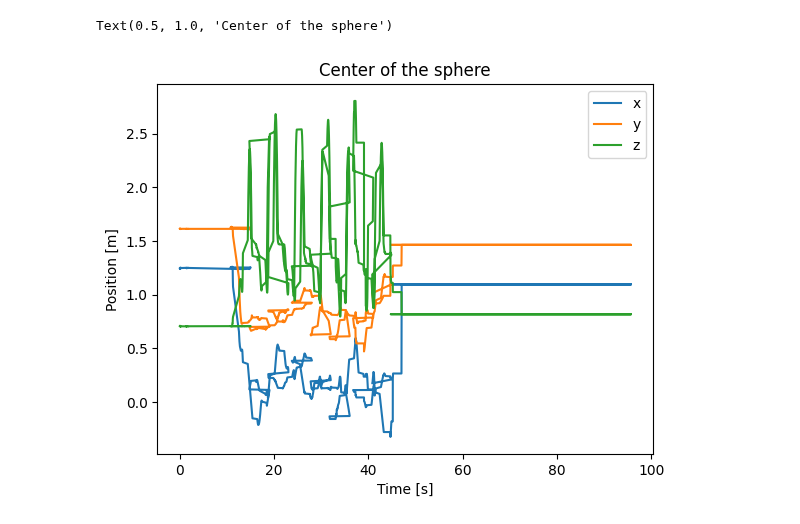
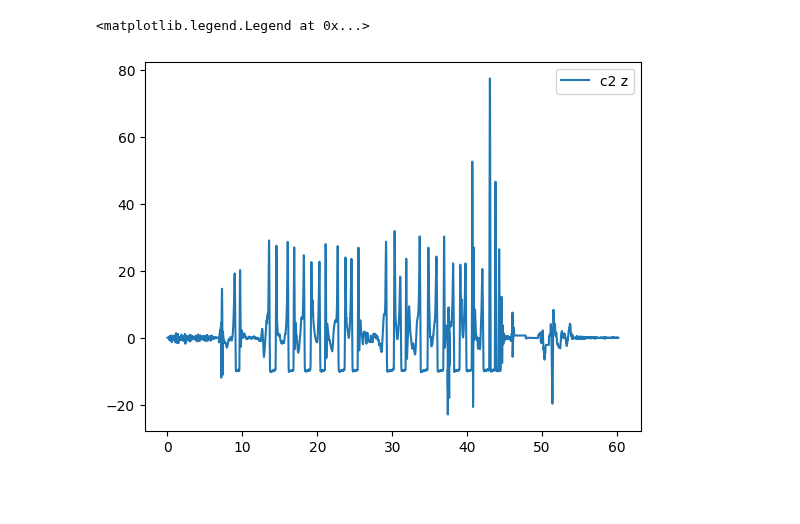
Before and after one commit to shiqingw/HOCBF-FR3-Experiments, a Jupyter notebook: exp3_ball_center.ipynb, the cells around one changed output. Cells and saved outputs as stored; diff of their text form; code cells hidden in the pictures; blank space fills up the shorter version.

```diff
--- a/exp3_ball_center.ipynb
+++ b/exp3_ball_center.ipynb
@@ -44,12 +107,8 @@ for i, positions in enumerate(marker_positions):
 # %%
-import matplotlib.pyplot as plt
-plt.plot(timestamps, center[:, 0], label='x')
-plt.plot(timestamps, center[:, 1], label='y')
-plt.plot(timestamps, center[:, 2], label='z')
+# plt.plot(msg_timestamp_all, c2_all[:, 0], label='c2 x')
+# plt.plot(msg_timestamp_all, c2_all[:, 1], label='c2 y')
+plt.plot(msg_timestamp_all, c2_all[:, 2], label='c2 z')
 plt.legend()
-plt.xlabel('Time [s]')
-plt.ylabel('Position [m]')
-plt.title('Center of the sphere')
 # %% [output]
-Text(0.5, 1.0, 'Center of the sphere')
+<matplotlib.legend.Legend at 0x...>
-[figure, old version]
+[figure, new version]
```
Also changed, not shown: parts of 12 cells of this notebook, 4 other files.
